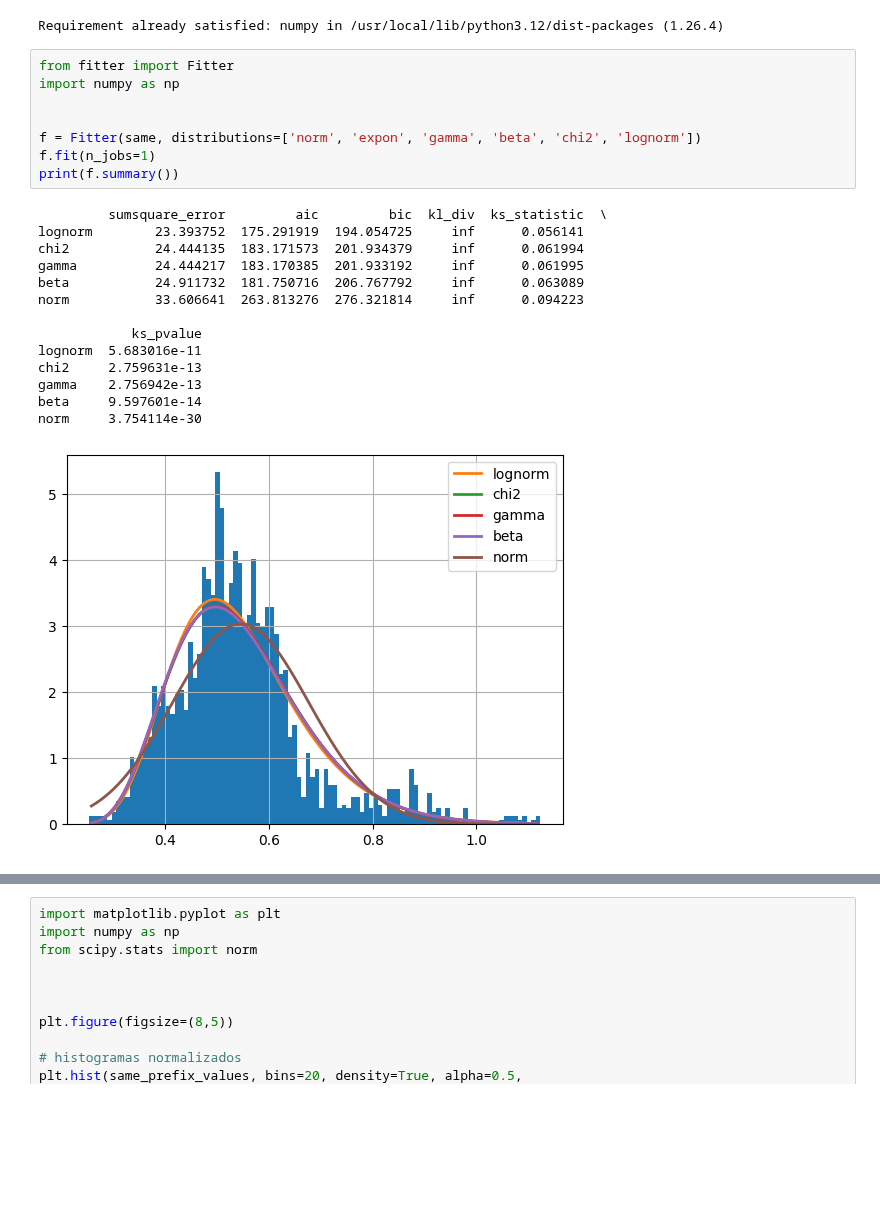
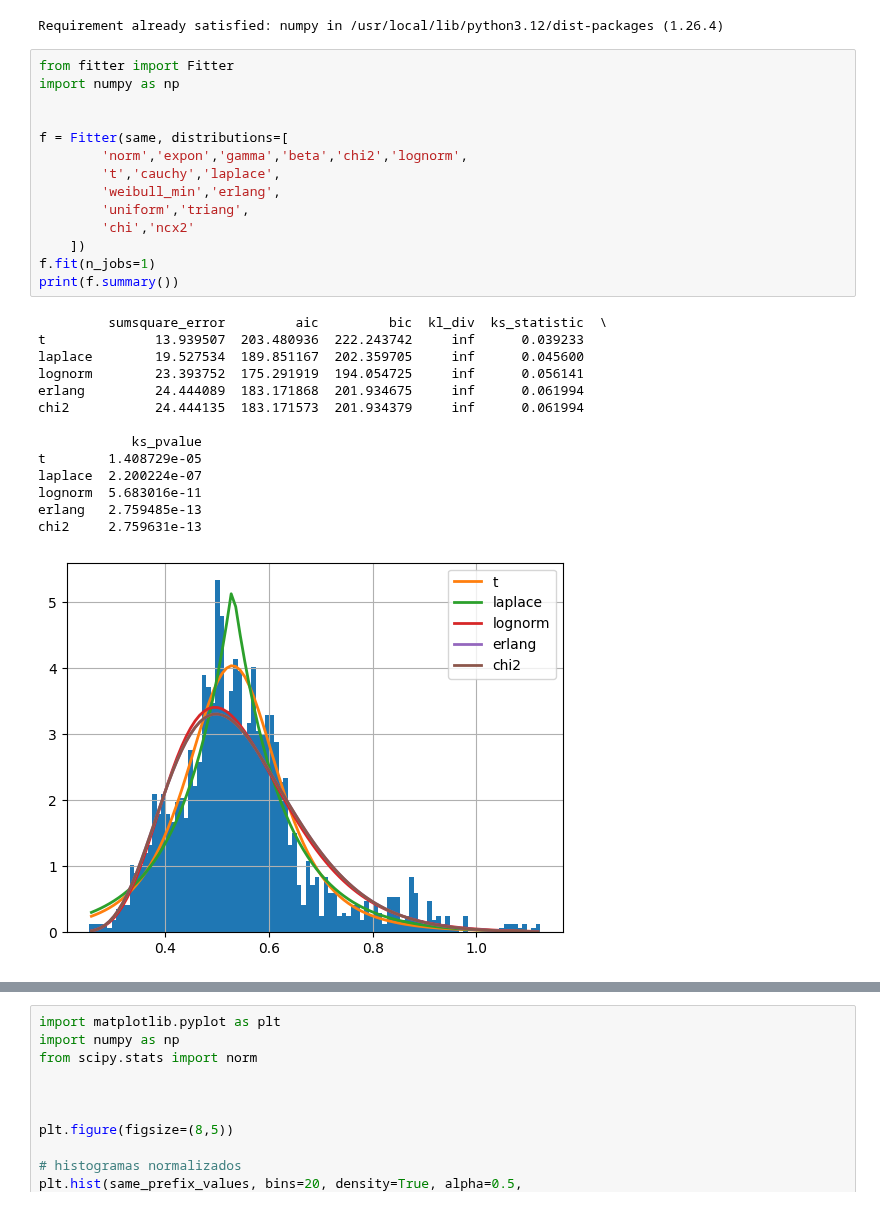
Before and after one commit to VictorManuelOrt/Biometric, a Jupyter notebook: LBP_Ranking_Biometrics_DATA.ipynb, the cells around one changed output, grey strips where cells are left out. Cells and saved outputs as stored; diff of their text form; blank space fills up the shorter version.

```diff
--- a/LBP_Ranking_Biometrics_DATA.ipynb
+++ b/LBP_Ranking_Biometrics_DATA.ipynb
@@ -743,26 +743,32 @@ Requirement already satisfied: numpy in /usr/local/lib/python3.12/dist-packages
 # %%
 from fitter import Fitter
 import numpy as np
 
 
-f = Fitter(same, distributions=['norm', 'expon', 'gamma', 'beta', 'chi2', 'lognorm'])
+f = Fitter(same, distributions=[
+        'norm','expon','gamma','beta','chi2','lognorm',
+        't','cauchy','laplace',
+        'weibull_min','erlang',
+        'uniform','triang',
+        'chi','ncx2'
+    ])
 f.fit(n_jobs=1)
 print(f.summary())
 # %% [output]
          sumsquare_error         aic         bic  kl_div  ks_statistic  \
+t              13.939507  203.480936  222.243742     inf      0.039233
+laplace        19.527534  189.851167  202.359705     inf      0.045600
 lognorm        23.393752  175.291919  194.054725     inf      0.056141
+erlang         24.444089  183.171868  201.934675     inf      0.061994
 chi2           24.444135  183.171573  201.934379     inf      0.061994
-gamma          24.444217  183.170385  201.933192     inf      0.061995
-beta           24.911732  181.750716  206.767792     inf      0.063089
-norm           33.606641  263.813276  276.321814     inf      0.094223
 
             ks_pvalue
+t        1.408729e-05
+laplace  2.200224e-07
 lognorm  5.683016e-11
+erlang   2.759485e-13
 chi2     2.759631e-13
-gamma    2.756942e-13
-beta     9.597601e-14
-norm     3.754114e-30
-[figure, old version]
+[figure, new version]
 # %%
 from fitter import Fitter
 import numpy as np
```
Also changed, not shown: parts of 1 cell of this notebook.
